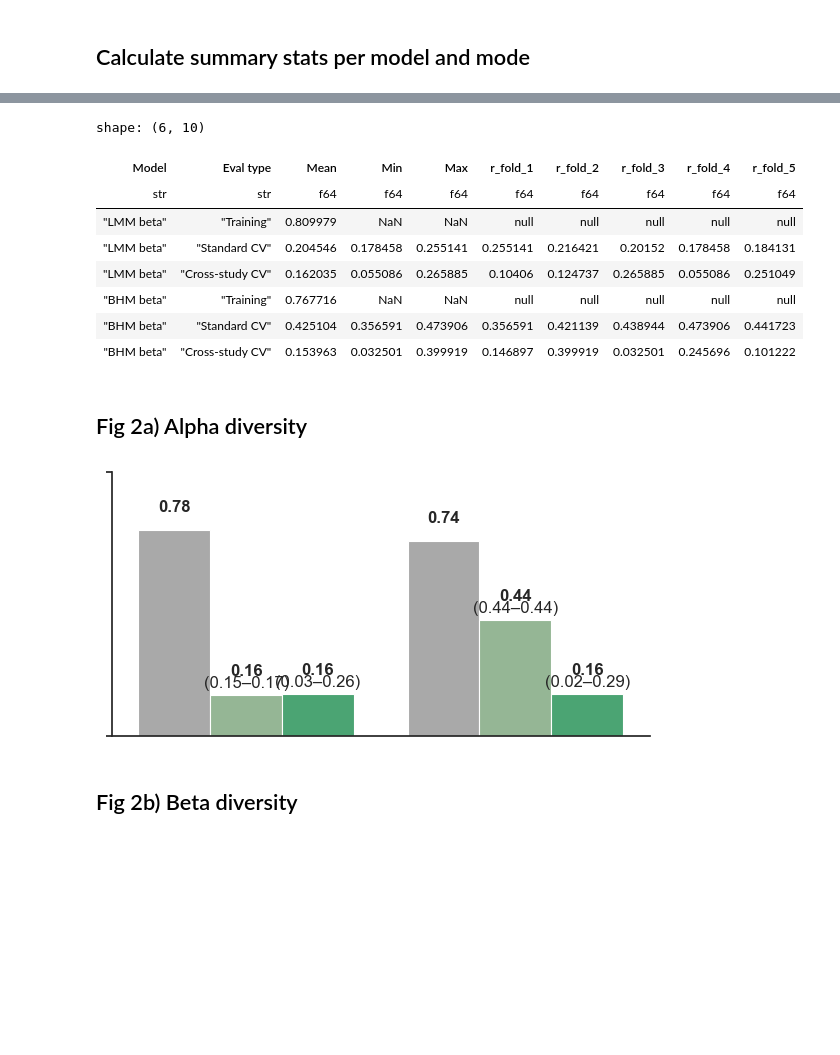
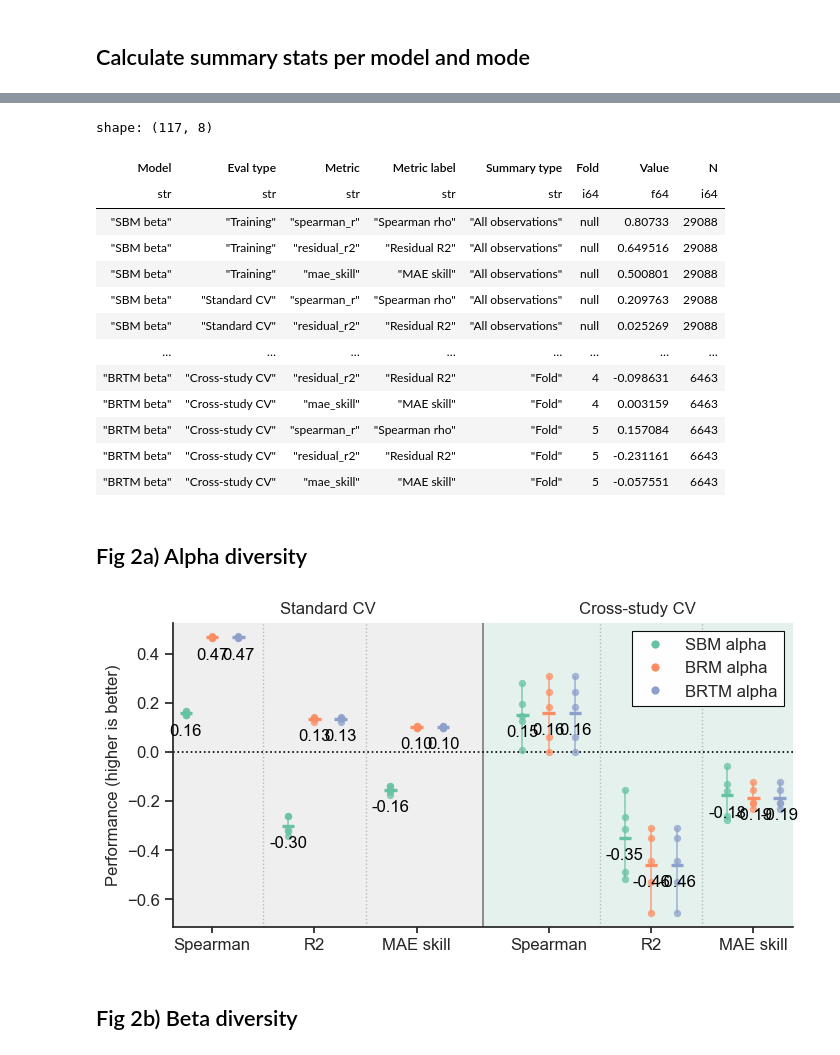
Before and after one commit to j-nystrom/biodiversity-impacts, a Jupyter notebook: notebooks/1_manuscript_main.ipynb, the cells around one changed output, grey strips where cells are left out. Cells and saved outputs as stored; diff of their text form; code cells hidden in the pictures; blank space fills up the shorter version.

```diff
--- a/notebooks/1_manuscript_main.ipynb
+++ b/notebooks/1_manuscript_main.ipynb
@@ -164,5 +191,0 @@ Cross-study CV, (25987, 7)
-# %%
-print("BHM alpha shapes:")
-for mode in bhm_alpha_results.keys():
-    df = bhm_alpha_results[mode]
-    print(f"{mode}, {df.shape}")
@@ -174,6 +192,16 @@ Cross-study CV, (31242, 8)
 # %%
-print("LMM beta shapes:")
-for mode in lmm_beta_results.keys():
-    df = lmm_beta_results[mode]
+print("SBM beta shapes:")
+for mode in sbm_beta_results.keys():
+    df = sbm_beta_results[mode]
     print(f"{mode}, {df.shape}")
+
+print("\nBRM beta shapes:")
+for mode in brm_beta_results.keys():
+    df = brm_beta_results[mode]
+    print(f"{mode}, {df.shape}")
+
+print("\nBRTM beta shapes:")
+for mode in brtm_beta_results.keys():
+    df = brtm_beta_results[mode]
+    print(f"{mode}, {df.shape}")
 # %% [output]
@@ -184,5 +221,0 @@ Cross-study CV, (29088, 7)
-# %%
-print("BHM beta shapes:")
-for mode in bhm_beta_results.keys():
-    df = bhm_beta_results[mode]
-    print(f"{mode}, {df.shape}")
@@ -270,9 +373,10 @@ def build_model_performance_summary(
 # %%
 alpha_summary_results = build_model_performance_summary(
     dfs={
-        "LMM alpha": lmm_alpha_results,
-        "BHM alpha": bhm_alpha_results,
+        "SBM alpha": sbm_alpha_results,
+        "BRM alpha": brm_alpha_results,
+        "BRTM alpha": brtm_alpha_results,
     }
 )
-alpha_summary_results
+display(alpha_summary_results)
 # %% [output]
@@ -288,18 +397,24 @@ shape: (6, 10)
 # %%
 beta_summary_results = build_model_performance_summary(
     dfs={
-        "LMM beta": lmm_beta_results,
-        "BHM beta": bhm_beta_results,
+        "SBM beta": sbm_beta_results,
+        "BRM beta": brm_beta_results,
+        "BRTM beta": brtm_beta_results,
     }
 )
-beta_summary_results
+display(beta_summary_results)
 # %% [output]
-shape: (6, 10)
+shape: (117, 8)
-| Model | Eval type | Mean | Min | Max | r_fold_1 | r_fold_2 | r_fold_3 | r_fold_4 | r_fold_5 |
-| str | str | f64 | f64 | f64 | f64 | f64 | f64 | f64 | f64 |
-| "LMM beta" | "Training" | 0.809979 | NaN | NaN | null | null | null | null | null |
-| "LMM beta" | "Standard CV" | 0.204546 | 0.178458 | 0.255141 | 0.255141 | 0.216421 | 0.20152 | 0.178458 | 0.184131 |
-| "LMM beta" | "Cross-study CV" | 0.162035 | 0.055086 | 0.265885 | 0.10406 | 0.124737 | 0.265885 | 0.055086 | 0.251049 |
-| "BHM beta" | "Training" | 0.767716 | NaN | NaN | null | null | null | null | null |
-| "BHM beta" | "Standard CV" | 0.425104 | 0.356591 | 0.473906 | 0.356591 | 0.421139 | 0.438944 | 0.473906 | 0.441723 |
-| "BHM beta" | "Cross-study CV" | 0.153963 | 0.032501 | 0.399919 | 0.146897 | 0.399919 | 0.032501 | 0.245696 | 0.101222 |
+| Model | Eval type | Metric | Metric label | Summary type | Fold | Value | N |
+| str | str | str | str | str | i64 | f64 | i64 |
+| "SBM beta" | "Training" | "spearman_r" | "Spearman rho" | "All observations" | null | 0.80733 | 29088 |
+| "SBM beta" | "Training" | "residual_r2" | "Residual R2" | "All observations" | null | 0.649516 | 29088 |
+| "SBM beta" | "Training" | "mae_skill" | "MAE skill" | "All observations" | null | 0.500801 | 29088 |
+| "SBM beta" | "Standard CV" | "spearman_r" | "Spearman rho" | "All observations" | null | 0.209763 | 29088 |
+| "SBM beta" | "Standard CV" | "residual_r2" | "Residual R2" | "All observations" | null | 0.025269 | 29088 |
+| … | … | … | … | … | … | … | … |
+| "BRTM beta" | "Cross-study CV" | "residual_r2" | "Residual R2" | "Fold" | 4 | -0.098631 | 6463 |
+| "BRTM beta" | "Cross-study CV" | "mae_skill" | "MAE skill" | "Fold" | 4 | 0.003159 | 6463 |
+| "BRTM beta" | "Cross-study CV" | "spearman_r" | "Spearman rho" | "Fold" | 5 | 0.157084 | 6643 |
+| "BRTM beta" | "Cross-study CV" | "residual_r2" | "Residual R2" | "Fold" | 5 | -0.231161 | 6643 |
+| "BRTM beta" | "Cross-study CV" | "mae_skill" | "MAE skill" | "Fold" | 5 | -0.057551 | 6643 |
@@ -418,19 +669,17 @@ def model_comparison_barplot(
 # %% [markdown]
 ## Fig 2a) Alpha diversity
 # %%
-fig = model_comparison_barplot(
+fig = model_performance_split_dotplot(
     alpha_summary_results,
-    figsize=(5.8, 3),
-    mode_color_scheme=summary_colors,
-    show_bar_values=True,
-    show_axes_labels_values=False,
-    show_legend=False,
-    bar_number_size=12,
+    figsize=(8, 4),
+    show_axes_labels_values=True,
+    show_legend=True,
+    point_size=28,
     axes_number_size=12,
     axes_label_size=12,
 )
 # %% [output]
-[figure, old version]
+[figure, new version]
 # %%
 fig.savefig("../../documents/plots/alpha_summary.svg", format="svg", transparent=True)
 # %% [markdown]
```
Also changed, not shown: parts of 65 cells of this notebook, 1 other file.
